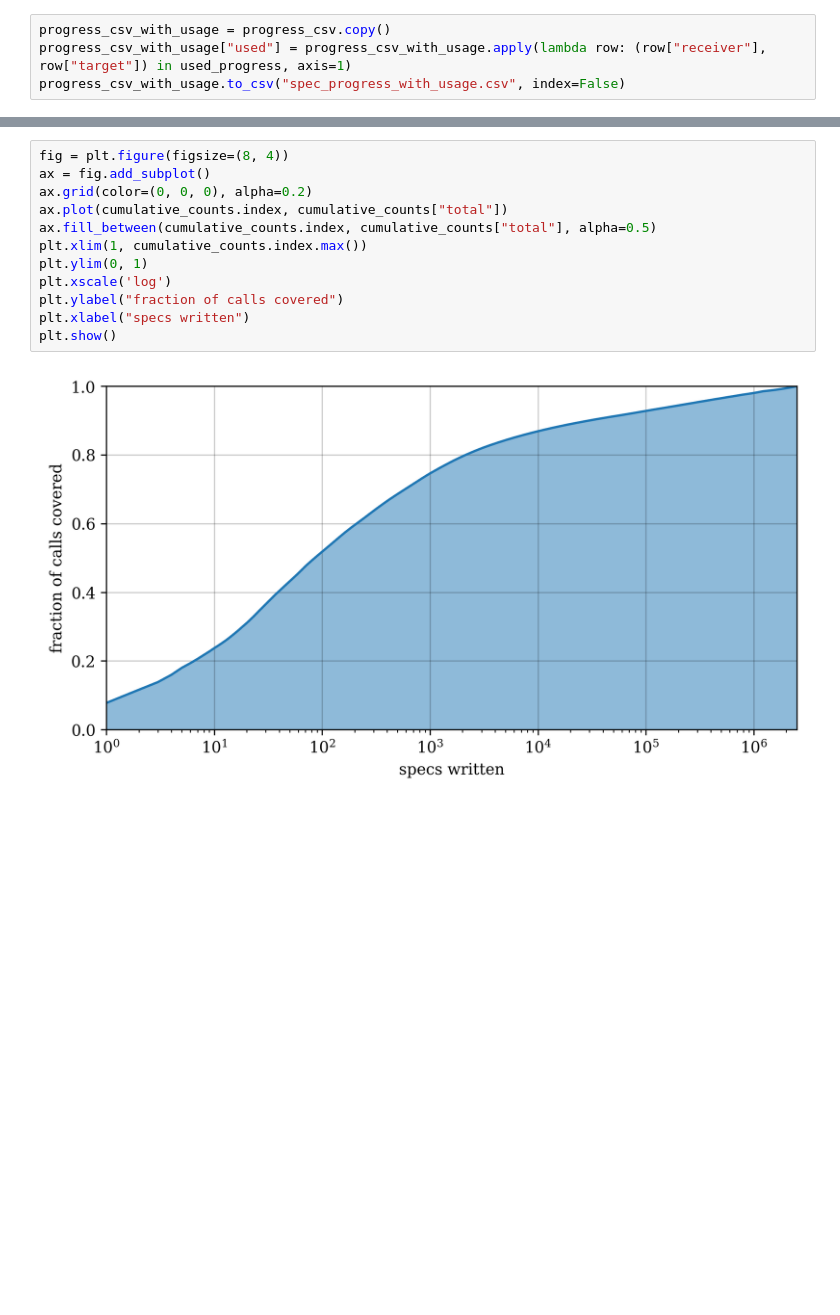
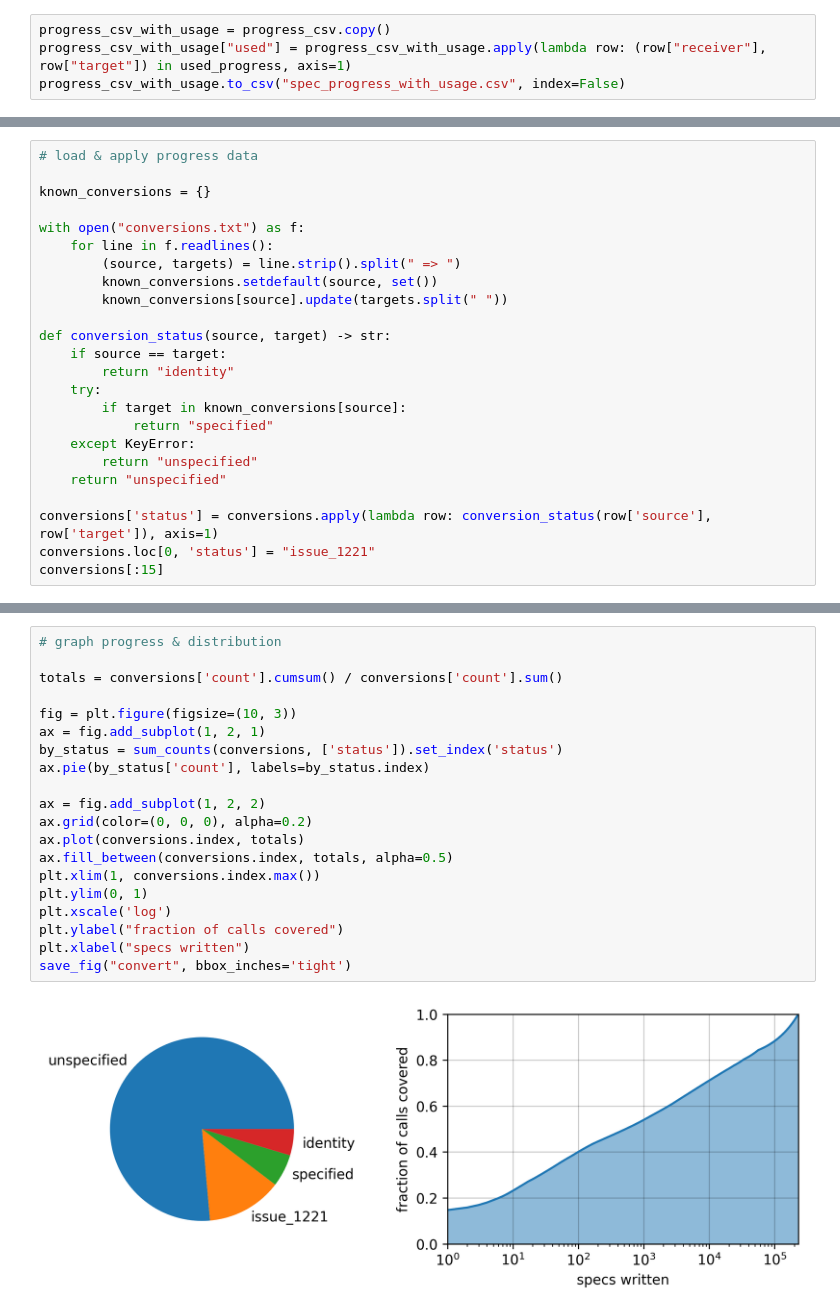
Before and after one commit to juliand665/qrates-eval, a Jupyter notebook: reports/call_target.ipynb, the cells around one changed output, grey strips where cells are left out. Saved outputs shown, nothing was run; the diff lists cells and outputs as text; blank space fills up the shorter version.

```diff
--- a/reports/call_target.ipynb
+++ b/reports/call_target.ipynb
@@ -473,0 +537,24 @@ compute_totals(cumulative_counts)
+# %%
+# load & apply progress data
+
+known_conversions = {}
+
+with open("conversions.txt") as f:
+	for line in f.readlines():
+		(source, targets) = line.strip().split(" => ")
+		known_conversions.setdefault(source, set())
+		known_conversions[source].update(targets.split(" "))
+
+def conversion_status(source, target) -> str:
+	if source == target:
+		return "identity"
+	try:
+		if target in known_conversions[source]:
+			return "specified"
+	except KeyError:
+		return "unspecified"
+	return "unspecified"
+
+conversions['status'] = conversions.apply(lambda row: conversion_status(row['source'], row['target']), axis=1)
+conversions.loc[0, 'status'] = "issue_1221"
+conversions[:15]
@@ -474,14 +578,22 @@ compute_totals(cumulative_counts)
 # %%
-fig = plt.figure(figsize=(8, 4))
-ax = fig.add_subplot()
+# graph progress & distribution
+
+totals = conversions['count'].cumsum() / conversions['count'].sum()
+
+fig = plt.figure(figsize=(10, 3))
+ax = fig.add_subplot(1, 2, 1)
+by_status = sum_counts(conversions, ['status']).set_index('status')
+ax.pie(by_status['count'], labels=by_status.index)
+
+ax = fig.add_subplot(1, 2, 2)
 ax.grid(color=(0, 0, 0), alpha=0.2)
-ax.plot(cumulative_counts.index, cumulative_counts["total"])
-ax.fill_between(cumulative_counts.index, cumulative_counts["total"], alpha=0.5)
-plt.xlim(1, cumulative_counts.index.max())
+ax.plot(conversions.index, totals)
+ax.fill_between(conversions.index, totals, alpha=0.5)
+plt.xlim(1, conversions.index.max())
 plt.ylim(0, 1)
 plt.xscale('log')
 plt.ylabel("fraction of calls covered")
 plt.xlabel("specs written")
-plt.show()
+save_fig("convert", bbox_inches='tight')
 # %% [output]
-[figure, old version]
+[figure, new version]
```
Also changed, not shown: parts of 59 cells of this notebook, 1 other file.
